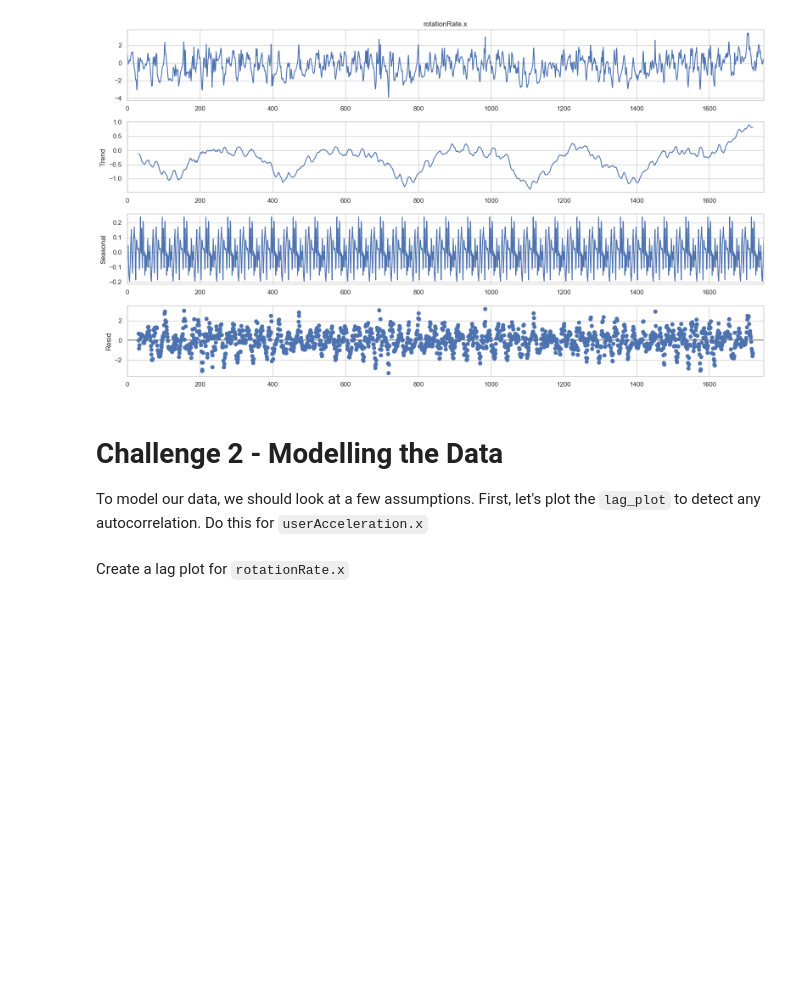
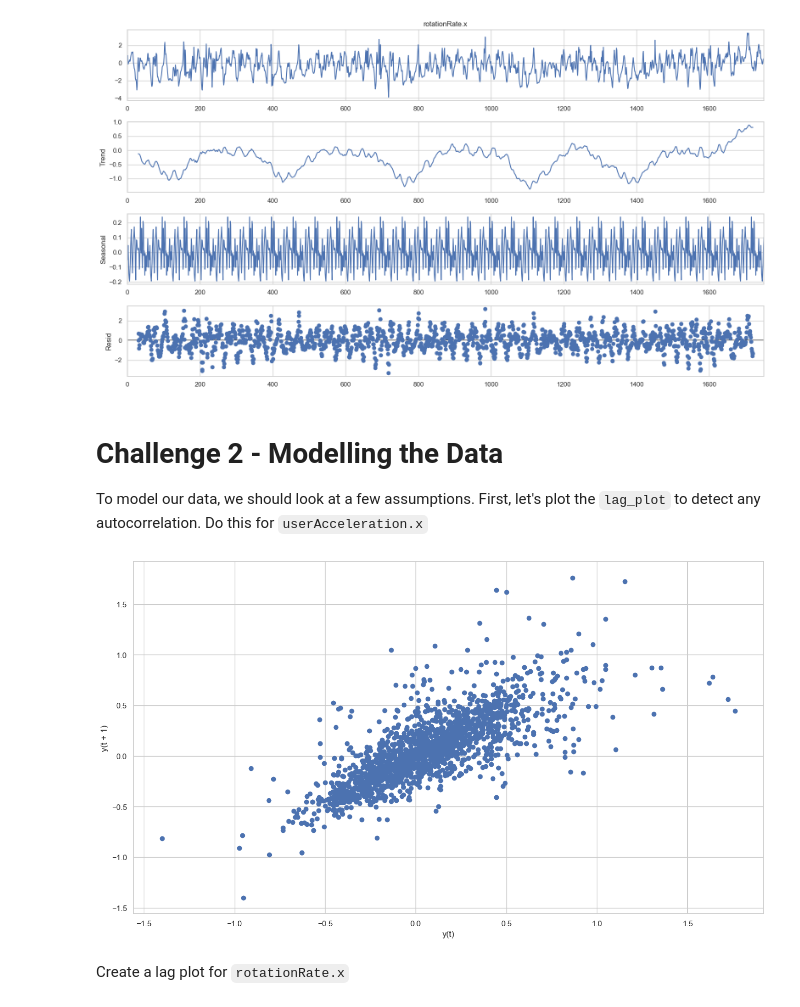
Before and after one commit to Ironhack-data-bcn-oct-2022/lab-time-series, a Jupyter notebook: your-code/main.ipynb, the cells around one changed output. Saved outputs shown, nothing was run; the diff lists cells and outputs as text; code cells hidden in the pictures; blank space fills up the shorter version.

```diff
--- a/your-code/main.ipynb
+++ b/your-code/main.ipynb
@@ -200,6 +200,9 @@ res_1.plot();
 To model our data, we should look at a few assumptions. First, let's plot the `lag_plot` to detect any autocorrelation. Do this for `userAcceleration.x`
 # %%
 # Your code here:
+pd.plotting.lag_plot(sensor['userAcceleration.x']);
+# %% [output]
+[figure, added]
 # %% [markdown]
 Create a lag plot for `rotationRate.x`
 # %%
```
Also changed, not shown: parts of 1 cell of this notebook.
